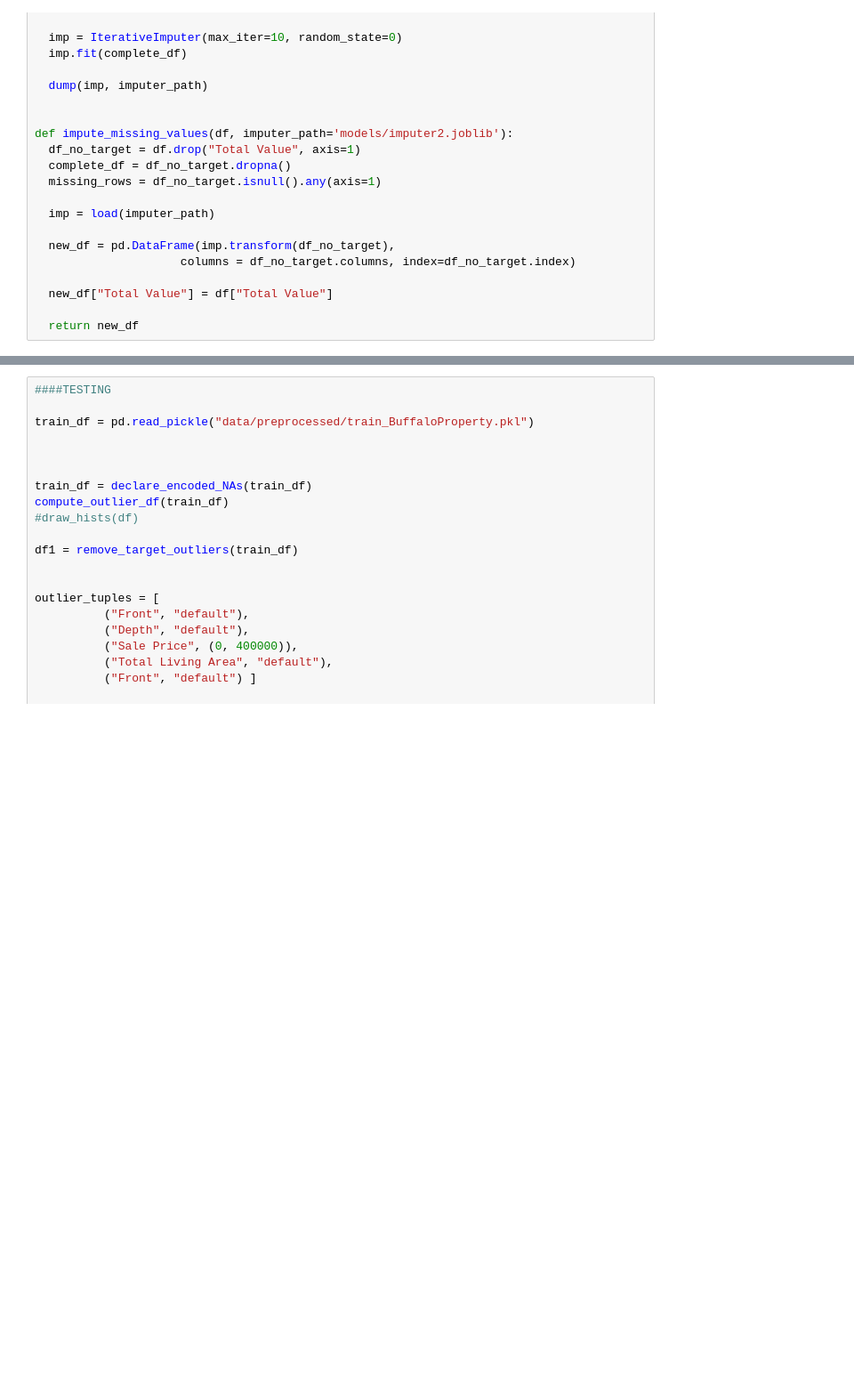
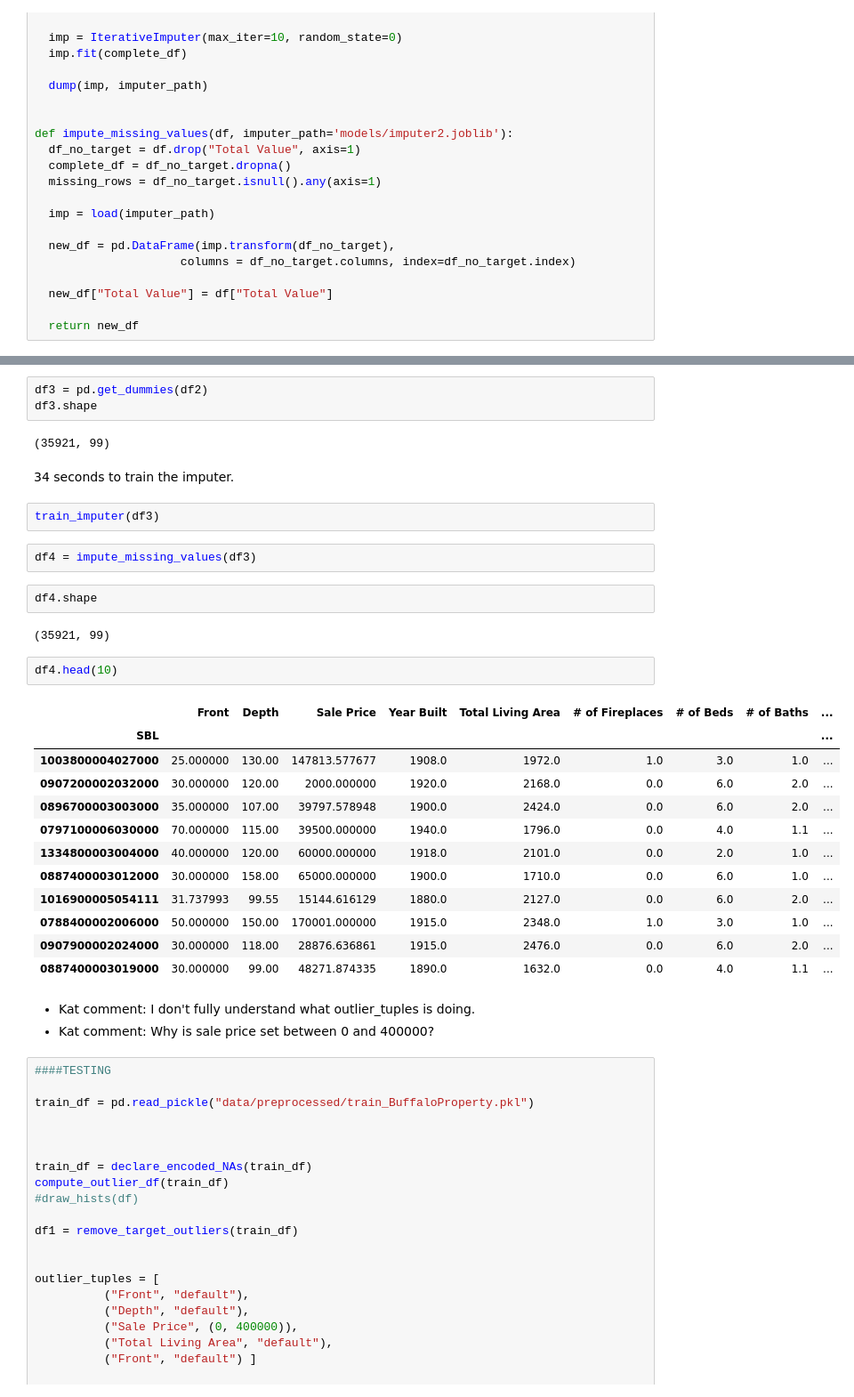
Before and after one commit to KatBCN/ML-PropertyAssessment, a Jupyter notebook: ML_Preprocessing.ipynb, the cells around one changed output, grey strips where cells are left out. Shown at 89% size. Cells and saved outputs as stored; diff of their text form; blank space fills up the shorter version.

```diff
--- a/ML_Preprocessing.ipynb
+++ b/ML_Preprocessing.ipynb
@@ -569,3 +578,36 @@ df3
+# %%
+df3 = pd.get_dummies(df2)
+df3.shape
+# %% [output]
+(35921, 99)
+# %% [markdown]
+34 seconds to train the imputer.
+# %%
+train_imputer(df3)
+# %%
+df4 = impute_missing_values(df3)
+# %%
+df4.shape
+# %% [output]
+(35921, 99)
+# %%
+df4.head(10)
+# %% [output]
+|  | Front | Depth | Sale Price | Year Built | Total Living Area | # of Fireplaces | # of Beds | # of Baths | ... |
+| SBL |  |  |  |  |  |  |  |  | ... |
+| 1003800004027000 | 25.000000 | 130.00 | 147813.577677 | 1908.0 | 1972.0 | 1.0 | 3.0 | 1.0 | ... |
+| 0907200002032000 | 30.000000 | 120.00 | 2000.000000 | 1920.0 | 2168.0 | 0.0 | 6.0 | 2.0 | ... |
+| 0896700003003000 | 35.000000 | 107.00 | 39797.578948 | 1900.0 | 2424.0 | 0.0 | 6.0 | 2.0 | ... |
+| 0797100006030000 | 70.000000 | 115.00 | 39500.000000 | 1940.0 | 1796.0 | 0.0 | 4.0 | 1.1 | ... |
+| 1334800003004000 | 40.000000 | 120.00 | 60000.000000 | 1918.0 | 2101.0 | 0.0 | 2.0 | 1.0 | ... |
+| 0887400003012000 | 30.000000 | 158.00 | 65000.000000 | 1900.0 | 1710.0 | 0.0 | 6.0 | 1.0 | ... |
+| 1016900005054111 | 31.737993 | 99.55 | 15144.616129 | 1880.0 | 2127.0 | 0.0 | 6.0 | 2.0 | ... |
+| 0788400002006000 | 50.000000 | 150.00 | 170001.000000 | 1915.0 | 2348.0 | 1.0 | 3.0 | 1.0 | ... |
+| 0907900002024000 | 30.000000 | 118.00 | 28876.636861 | 1915.0 | 2476.0 | 0.0 | 6.0 | 2.0 | ... |
+| 0887400003019000 | 30.000000 | 99.00 | 48271.874335 | 1890.0 | 1632.0 | 0.0 | 4.0 | 1.1 | ... |
+# %% [markdown]
+* Kat comment: I don't fully understand what outlier_tuples is doing.
+* Kat comment: Why is sale price set between 0 and 400000?
 # %%
 ####TESTING
 
```
Also changed, not shown: parts of 3 cells of this notebook.
